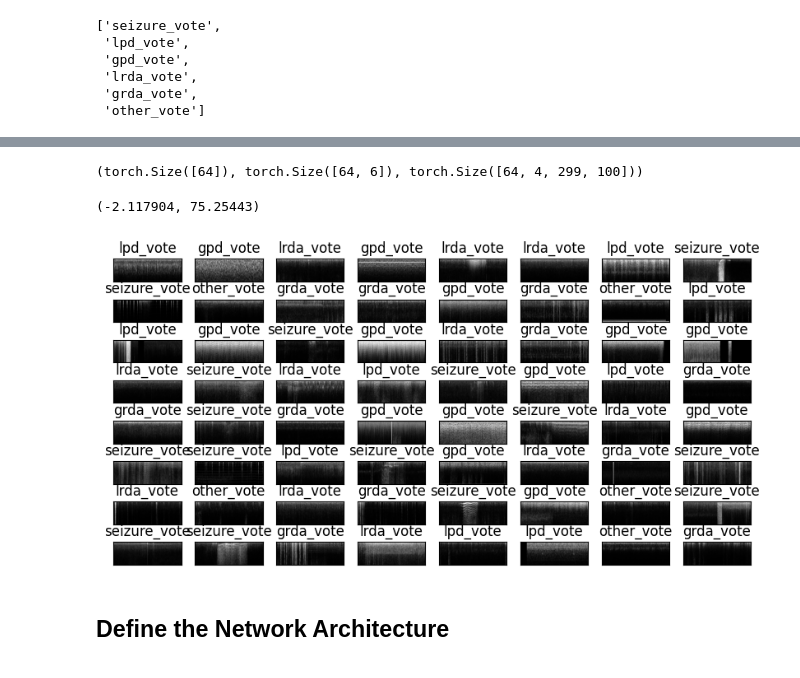
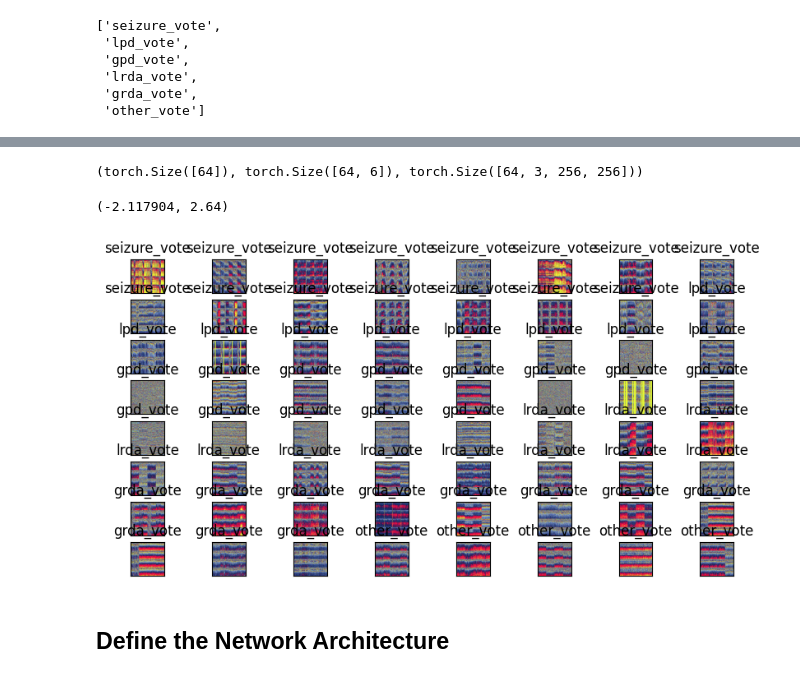
Before and after one commit to AmyRouillard/eegClassification, a Jupyter notebook: notebooks/Model training/CNN_custom.ipynb, the cells around one changed output, grey strips where cells are left out. Saved outputs shown, nothing was run; the diff lists cells and outputs as text; code cells hidden in the pictures.

Commit message:
training and transfer learning

```diff
--- a/notebooks/Model training/CNN_custom.ipynb
+++ b/notebooks/Model training/CNN_custom.ipynb
@@ -145,4 +75,4 @@ transform = tuple()
 # %%
-# train_data = CustomDataset(data_dir, data_type, info, transform=transform)
-# train_loader = DataLoader(train_data, batch_size=batch_size, shuffle=True, num_workers=num_workers)
+train_data = CustomDataset(data_path = path+'train/', N_items = 101)
+train_loader = DataLoader(train_data, batch_size=1, shuffle=False, num_workers=num_workers)
 # %%
@@ -177,13 +98,15 @@ classes
  'grda_vote',
  'other_vote']
 # %%
-x_transform = lambda x,y,z: (transforms.Normalize(mean=[0.485, 0.456, 0.406, 0.406], std=[0.229, 0.224, 0.225, 0.225])(x[0,:]), y[0,:], z[0,:])
+x_transform = lambda x, y, z: (
+    x[0, :],
+    y[0, :],
+    z[0, :],
+)
 # %%
 %%time
 # obtain one batch of training images
 dataiter = iter(train_loader)
-images, labels, votes = next(dataiter)
-images, labels, votes = x_transform(images, labels, votes)
-# images = images.numpy() # convert images to numpy for display
-# images.shape
+data, labels, votes = next(dataiter)
+data, labels, votes = x_transform(data, labels, votes)
 # %% [output]
@@ -192,22 +115,35 @@ Wall time: 295 ms
 # %%
-labels.shape, votes.shape, images.shape
+labels.shape, votes.shape, data.shape
 # %% [output]
-(torch.Size([64]), torch.Size([64, 6]), torch.Size([64, 4, 299, 100]))
+(torch.Size([64]), torch.Size([64, 6]), torch.Size([64, 3, 256, 256]))
 # %%
-np.min(images.numpy().reshape(batch_size, -1)), np.max(images.numpy().reshape(batch_size, -1))
+np.min(data.numpy().reshape(batch_size, -1)), np.max(data.numpy().reshape(batch_size, -1))
 # %% [output]
-(-2.117904, 75.25443)
+(-2.117904, 2.64)
 # %%
-# plot the images in the batch, along with the corresponding labels
+# sort the labels in accending order
+labels, indices = torch.sort(labels)
+data = data[indices, :, :]
+votes = votes[indices, :]
+
+# image show data
+import matplotlib.pyplot as plt
+
 fig = plt.figure(figsize=(10, 5))
 # display 20 images
-for idx in np.arange(batch_size):
-    ax = fig.add_subplot(8, 8, idx+1, xticks=[], yticks=[])
+for idx in np.arange(data.shape[0]):
+    # if classes[label[idx]] != "seizure_vote":
+    #     continue
+    ax = fig.add_subplot(8, 8, idx + 1, xticks=[], yticks=[])
     # show black and white images
-    ax.imshow(images[idx][0,:,:].T, cmap='gray')
+    # ax.imshow(data[idx, :, :])  # , cmap="gray"
+    img = ToPILImage()(data[idx, :, :])
+    ax.imshow(img)
     ax.set_title(classes[labels[idx]])
+
+plt.show()
 # %% [output]
-[figure, old version]
+[figure, new version]
 # %% [markdown]
 
 ## Define the Network Architecture
```
Also changed, not shown: parts of 21 cells of this notebook, 6 other files.
